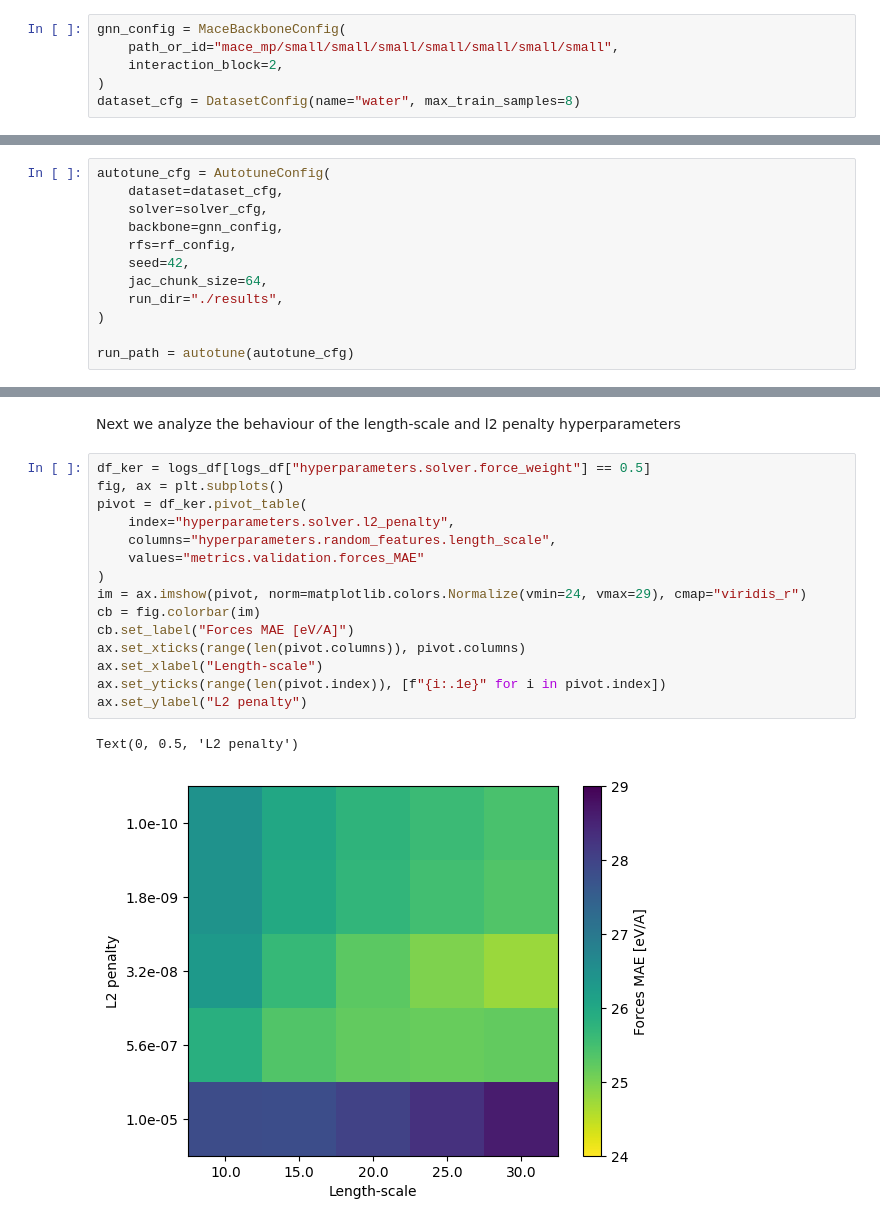
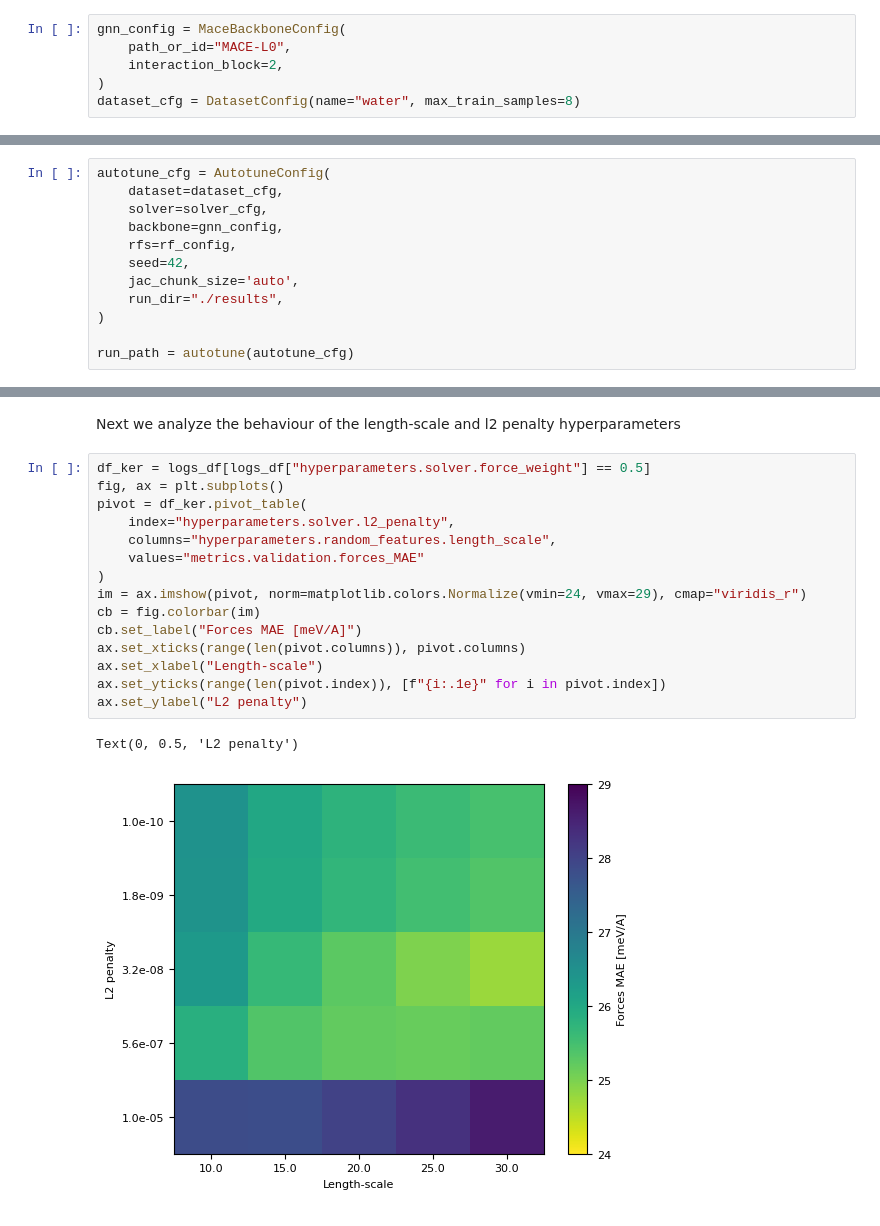
Before and after one commit to CSML-IIT-UCL/franken, a Jupyter notebook: notebooks/autotune.ipynb, the cells around one changed output, grey strips where cells are left out. Drawn from its saved outputs; the diff is of its cells as text.

```diff
--- a/notebooks/autotune.ipynb
+++ b/notebooks/autotune.ipynb
@@ -47,7 +47,7 @@ franken.autotune \
 The GNN and dataset configurations are fixed. We use just 8 training samples to reduce the computation time for CoLab, but if you run this locally you can increase it.
 # %%
 gnn_config = MaceBackboneConfig(
-    path_or_id="mace_mp/small/small/small/small/small/small/small",
+    path_or_id="MACE-L0",
     interaction_block=2,
 )
 dataset_cfg = DatasetConfig(name="water", max_train_samples=8)
@@ -77,7 +79,7 @@ autotune_cfg = AutotuneConfig(
     backbone=gnn_config,
     rfs=rf_config,
     seed=42,
-    jac_chunk_size=64,
+    jac_chunk_size='auto',
     run_dir="./results",
 )
 
@@ -183,18 +188,18 @@ Next we analyze the behaviour of the length-scale and l2 penalty hyperparameters
 # %%
 df_ker = logs_df[logs_df["hyperparameters.solver.force_weight"] == 0.5]
 fig, ax = plt.subplots()
 pivot = df_ker.pivot_table(
     index="hyperparameters.solver.l2_penalty",
     columns="hyperparameters.random_features.length_scale",
     values="metrics.validation.forces_MAE"
 )
 im = ax.imshow(pivot, norm=matplotlib.colors.Normalize(vmin=24, vmax=29), cmap="viridis_r")
 cb = fig.colorbar(im)
-cb.set_label("Forces MAE [eV/A]")
+cb.set_label("Forces MAE [meV/A]")
 ax.set_xticks(range(len(pivot.columns)), pivot.columns)
 ax.set_xlabel("Length-scale")
 ax.set_yticks(range(len(pivot.index)), [f"{i:.1e}" for i in pivot.index])
 ax.set_ylabel("L2 penalty")
 # %% [output]
 Text(0, 0.5, 'L2 penalty')
-[figure, old version]
+[figure, new version]
```
Also changed, not shown: parts of 4 cells of this notebook, 2 other files.
